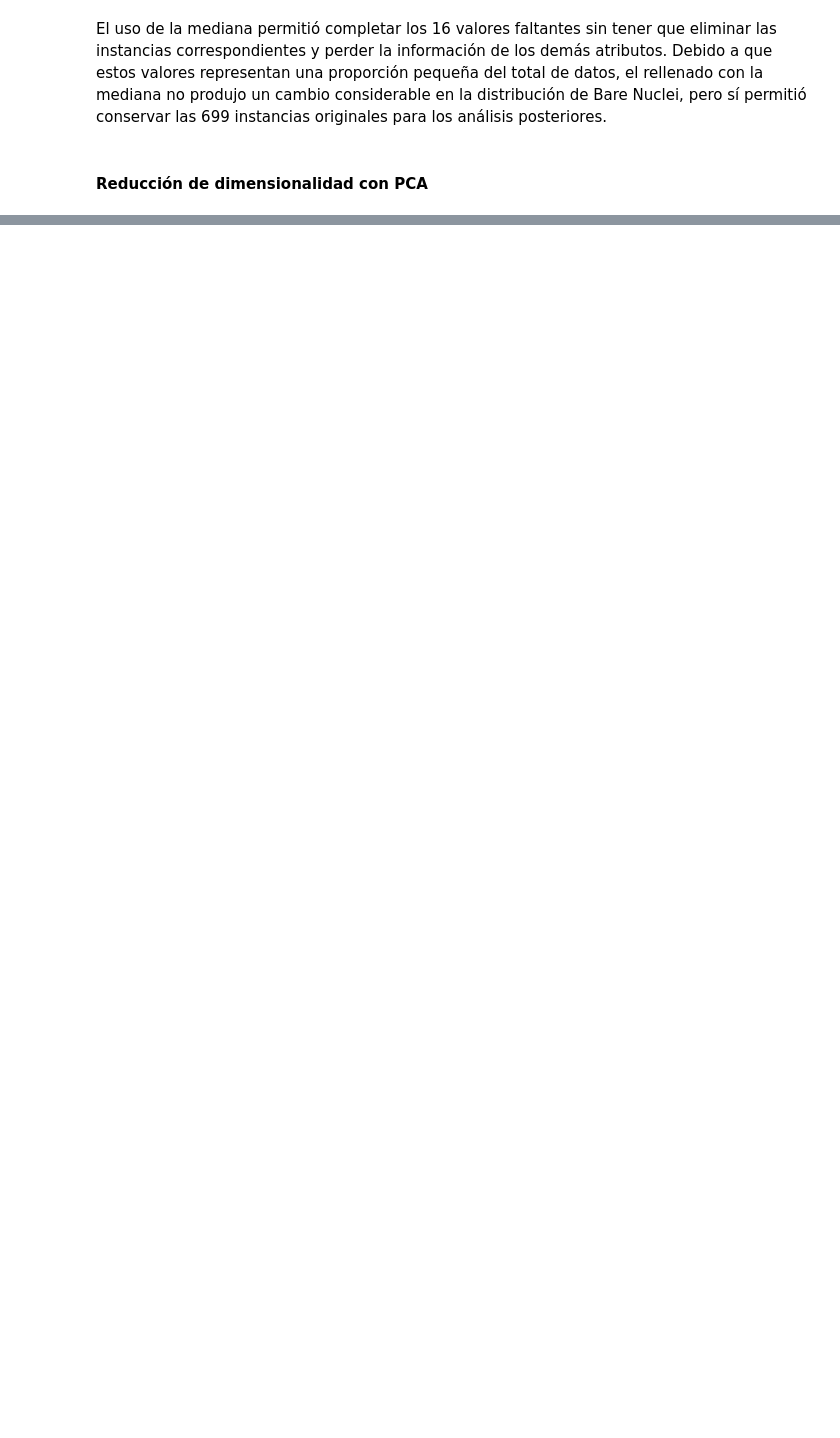
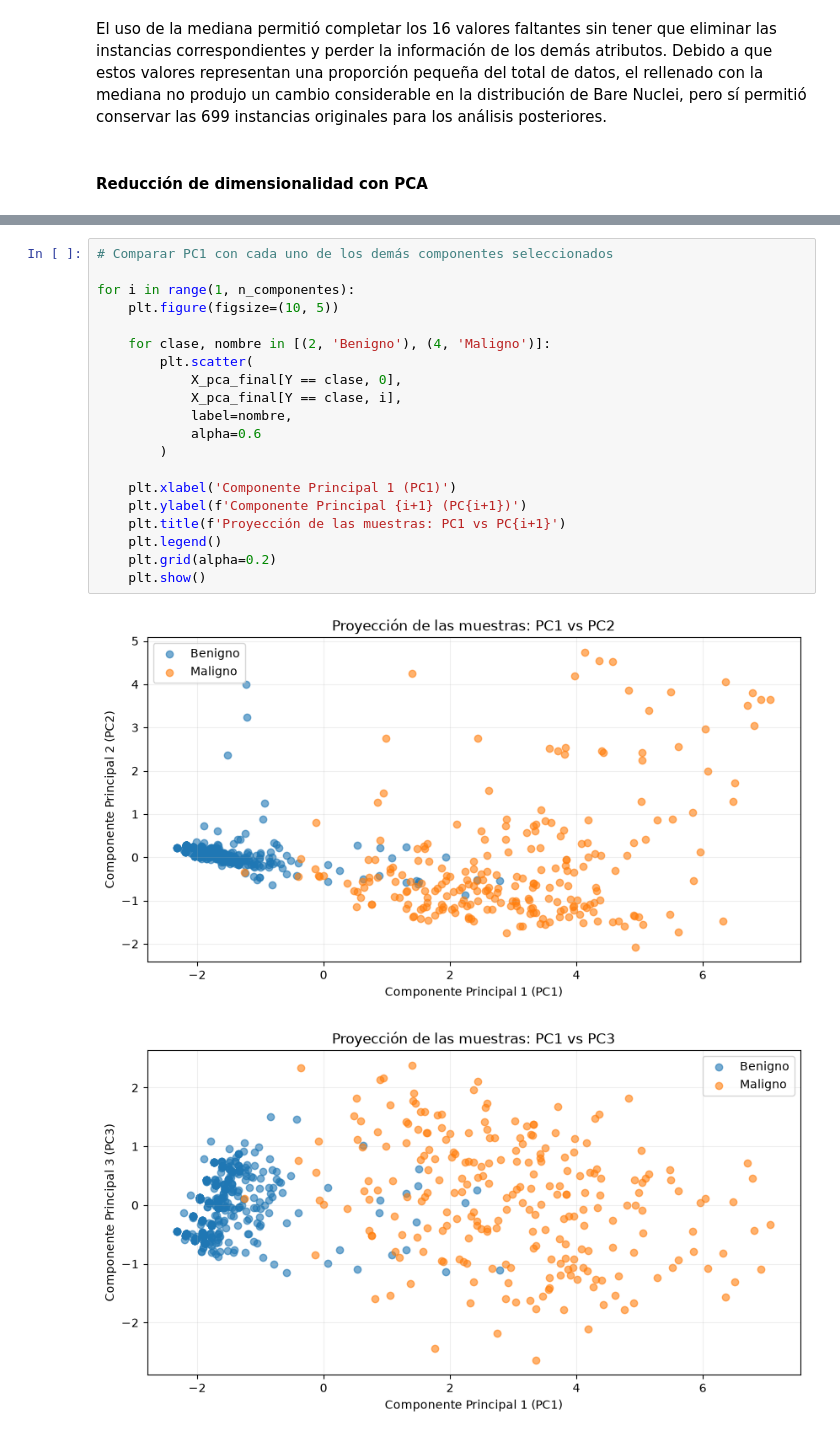
Before and after one commit to adriamedinaa-ang/icd2026, a Jupyter notebook: Books/Tarea 2/Tarea 2 .ipynb, the cells around one changed output, grey strips where cells are left out. Drawn from its saved outputs; the diff is of its cells as text; blank space fills up the shorter version.

```diff
--- a/Books/Tarea 2/Tarea 2 .ipynb
+++ b/Books/Tarea 2/Tarea 2 .ipynb
@@ -163,0 +259,23 @@ El uso de la mediana permitió completar los 16 valores faltantes sin tener que
+# %%
+# Comparar PC1 con cada uno de los demás componentes seleccionados
+
+for i in range(1, n_componentes):
+    plt.figure(figsize=(10, 5))
+
+    for clase, nombre in [(2, 'Benigno'), (4, 'Maligno')]:
+        plt.scatter(
+            X_pca_final[Y == clase, 0],
+            X_pca_final[Y == clase, i],
+            label=nombre,
+            alpha=0.6
+        )
+
+    plt.xlabel('Componente Principal 1 (PC1)')
+    plt.ylabel(f'Componente Principal {i+1} (PC{i+1})')
+    plt.title(f'Proyección de las muestras: PC1 vs PC{i+1}')
+    plt.legend()
+    plt.grid(alpha=0.2)
+    plt.show()
+# %% [output]
+[figure, added]
+[figure, added]
```
Also changed, not shown: parts of 19 cells of this notebook, 1 other file.
